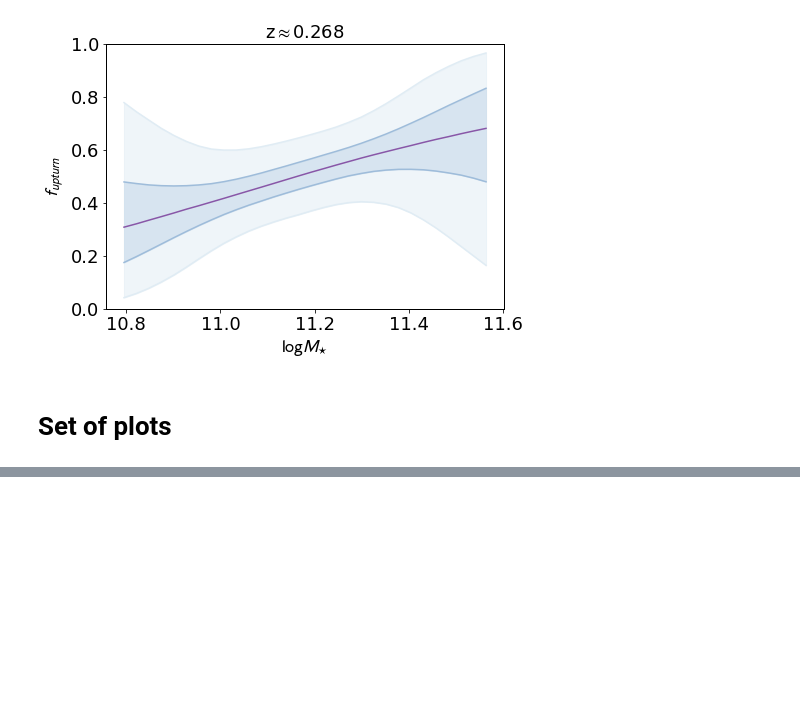
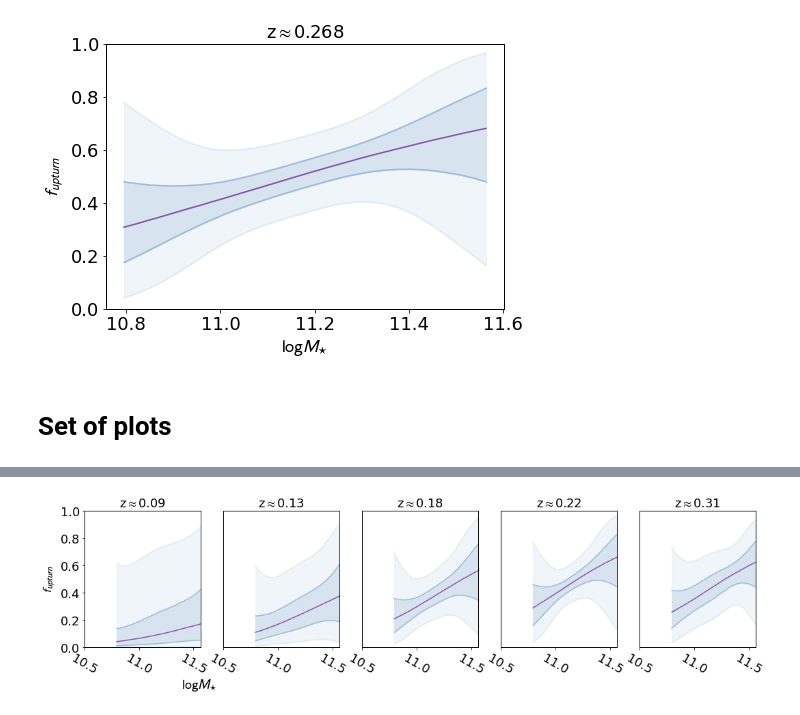
Before and after one commit to mdastro/UVupturn-RSGs, a Jupyter notebook: UtilitiesCodes/UVup_EVOL_PLOTS_VOLLIM.ipynb, the cells around one changed output, grey strips where cells are left out. Cells and saved outputs as stored; diff of their text form; code cells hidden in the pictures; blank space fills up the shorter version.

```diff
--- a/UtilitiesCodes/UVup_EVOL_PLOTS_VOLLIM.ipynb
+++ b/UtilitiesCodes/UVup_EVOL_PLOTS_VOLLIM.ipynb
@@ -230,34 +249,36 @@ plt.show()
 plt.subplots(figsize=(15,4))
 for i in range(len(idx_z)):
     subset = summary[summary['Z']==chosen_redshift[i]]
     plot_temp = plt.subplot(1, 5, (i+1))
     plt.plot(subset['LOG_STELLAR_MASS'], subset['50%'], '-', color=fit_palette[2])
     plt.plot(subset['LOG_STELLAR_MASS'], subset['25%'], '-', color=fit_palette[1])
     plt.plot(subset['LOG_STELLAR_MASS'], subset['75%'], '-', color=fit_palette[1])
     plt.plot(subset['LOG_STELLAR_MASS'], subset['2.5%'], '-', color=fit_palette[0])
     plt.plot(subset['LOG_STELLAR_MASS'], subset['97.5%'], '-', color=fit_palette[0])
     plt.fill_between(subset['LOG_STELLAR_MASS'], subset['25%'], subset['75%'], color=fit_palette[1],
                      alpha=0.5)
     plt.fill_between(subset['LOG_STELLAR_MASS'], subset['2.5%'], subset['97.5%'], color=fit_palette[0],
                      alpha=0.5)
     plt.ylim([0,1.])
     plt.xlim([subset['LOG_STELLAR_MASS'].min(), subset['LOG_STELLAR_MASS'].max()])
-    plt.xticks([10, 10.5, 11, 11.5])
+    plt.xticks([10.5, 11, 11.5])
     plt.tick_params(axis='x', which='major', rotation=-30)
     plt.title(r"z$\approx$%.2f" % chosen_redshift[i], fontsize=18)
     plt.rcParams.update(plotpars)
 #     plt.axvline(x=10, ls='--', lw=0.5, color='black')
 #     plt.axvspan(xmin=subset['LOG_STELLAR_MASS'].min(), xmax=10, facecolor='gray', alpha=0.1)
 
     if i==0:
         plt.ylabel(r"$f_{upturn}$")
     elif i>0:
         plot_temp.yaxis.set_visible(False)
 
     plt.tight_layout(w_pad=0.)
 plt.text(x=6.3, y=-0.3, s=r"$\log M_{\star}$", size=20)
 plt.savefig(os.path.join(figs_paper_path, 'reg_all_noel_mass_VOLLIM_01.pdf'))
 plt.show()
+# %% [output]
+[figure, added]
 # %%
 plt.subplots(figsize=(15,4))
 # rows = 2
```
Also changed, not shown: parts of 14 cells of this notebook.
